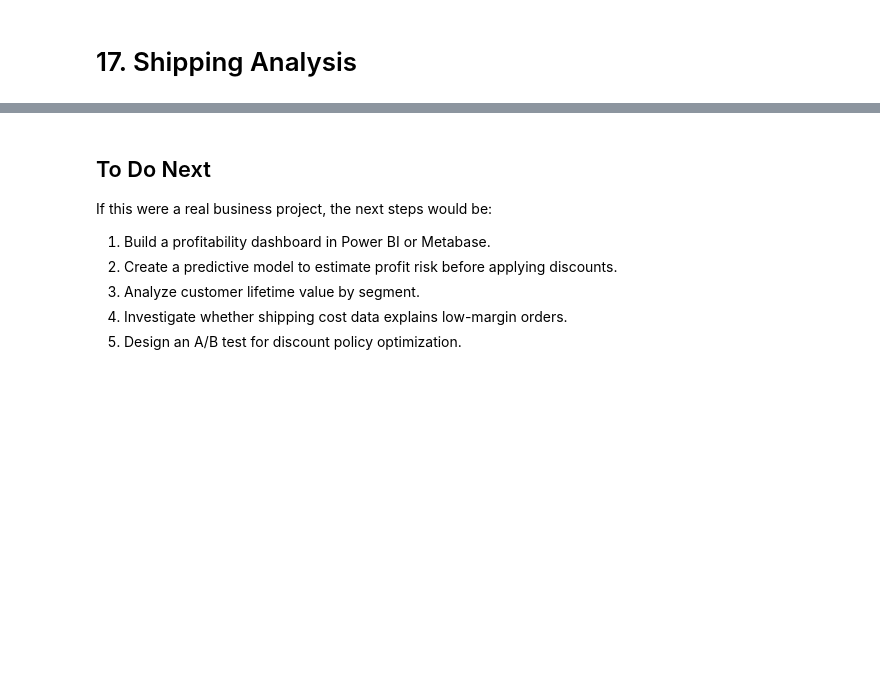
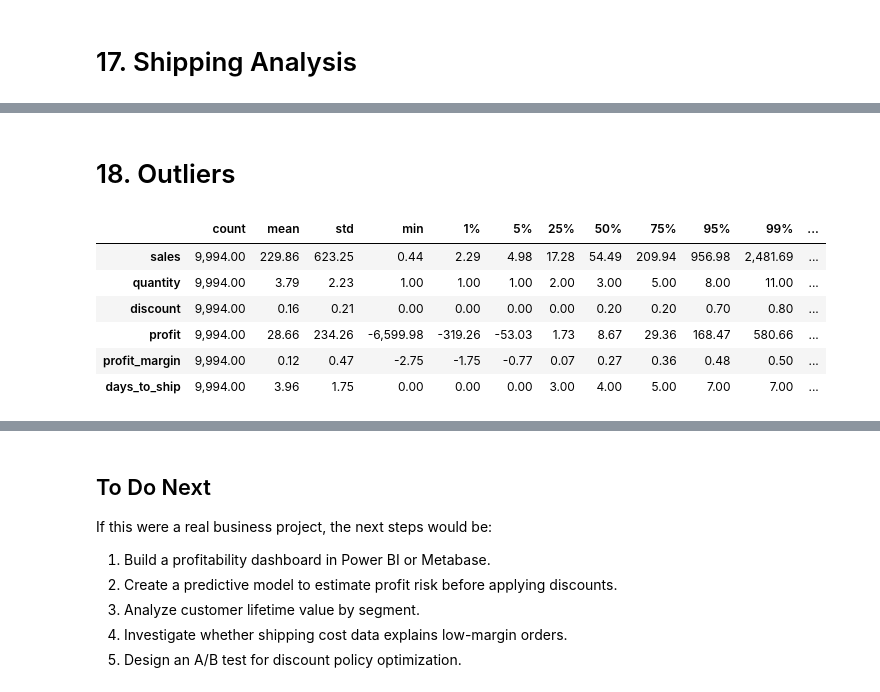
Before and after one commit to soneca3101/superstore-business-eda, a Jupyter notebook: superstore-business-eda/notebooks/business_eda_superstore.ipynb, the cells around one changed output, grey strips where cells are left out. Cells and saved outputs as stored; diff of their text form; code cells hidden in the pictures; blank space fills up the shorter version.

```diff
--- a/superstore-business-eda/notebooks/business_eda_superstore.ipynb
+++ b/superstore-business-eda/notebooks/business_eda_superstore.ipynb
@@ -665,0 +707,14 @@ because revenue growth without profit growth may indicate margin compression.
+# %% [markdown]
+# 18. Outliers
+# %%
+numeric_cols = ["sales", "quantity", "discount", "profit", "profit_margin", "days_to_ship"]
+
+df[numeric_cols].describe(percentiles=[0.01, 0.05, 0.25, 0.5, 0.75, 0.95, 0.99]).T
+# %% [output]
+|  | count | mean | std | min | 1% | 5% | 25% | 50% | 75% | 95% | 99% | ... |
+| sales | 9,994.00 | 229.86 | 623.25 | 0.44 | 2.29 | 4.98 | 17.28 | 54.49 | 209.94 | 956.98 | 2,481.69 | ... |
+| quantity | 9,994.00 | 3.79 | 2.23 | 1.00 | 1.00 | 1.00 | 2.00 | 3.00 | 5.00 | 8.00 | 11.00 | ... |
+| discount | 9,994.00 | 0.16 | 0.21 | 0.00 | 0.00 | 0.00 | 0.00 | 0.20 | 0.20 | 0.70 | 0.80 | ... |
+| profit | 9,994.00 | 28.66 | 234.26 | -6,599.98 | -319.26 | -53.03 | 1.73 | 8.67 | 29.36 | 168.47 | 580.66 | ... |
+| profit_margin | 9,994.00 | 0.12 | 0.47 | -2.75 | -1.75 | -0.77 | 0.07 | 0.27 | 0.36 | 0.48 | 0.50 | ... |
+| days_to_ship | 9,994.00 | 3.96 | 1.75 | 0.00 | 0.00 | 0.00 | 3.00 | 4.00 | 5.00 | 7.00 | 7.00 | ... |
```
Also changed, not shown: parts of 10 cells of this notebook.
